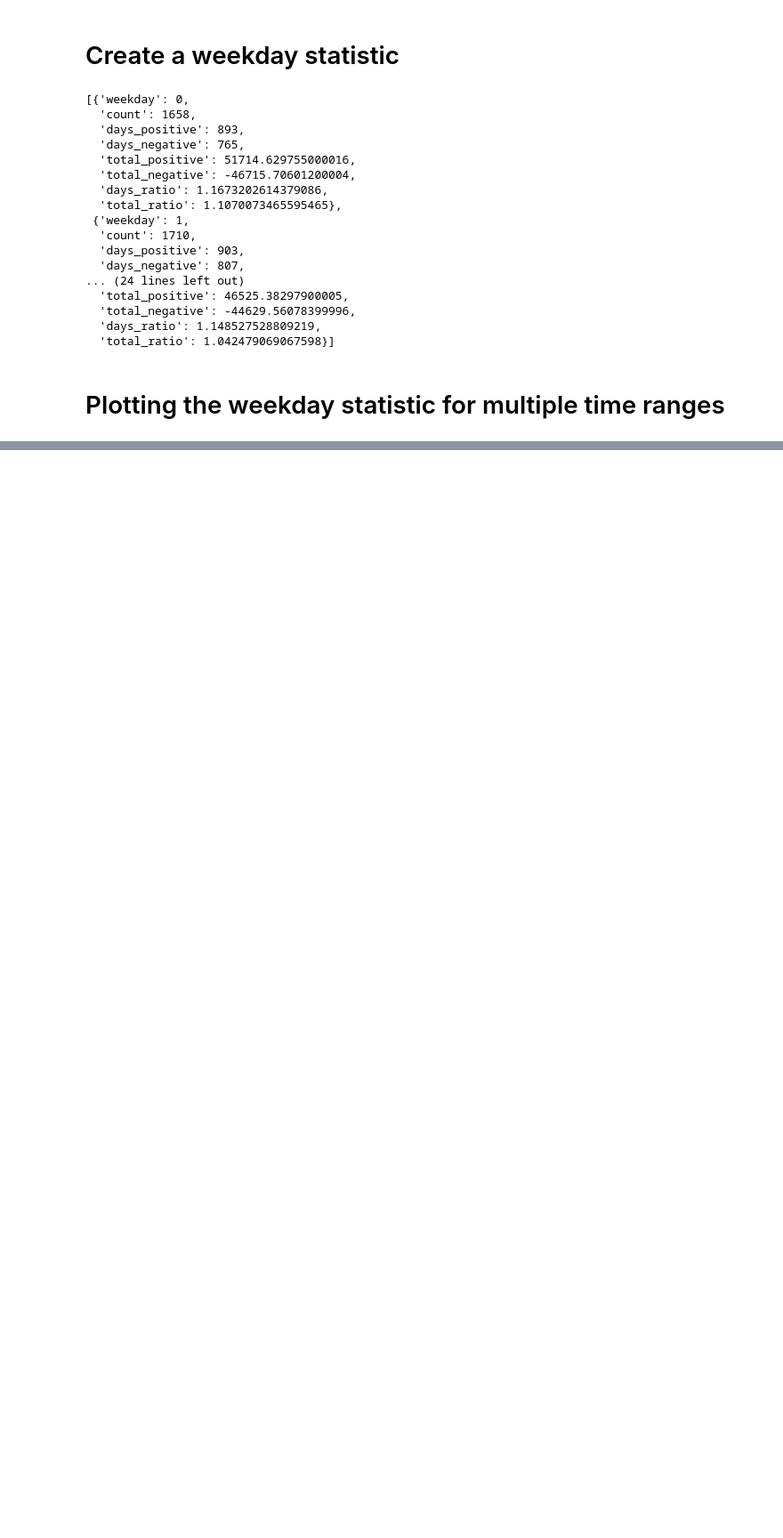
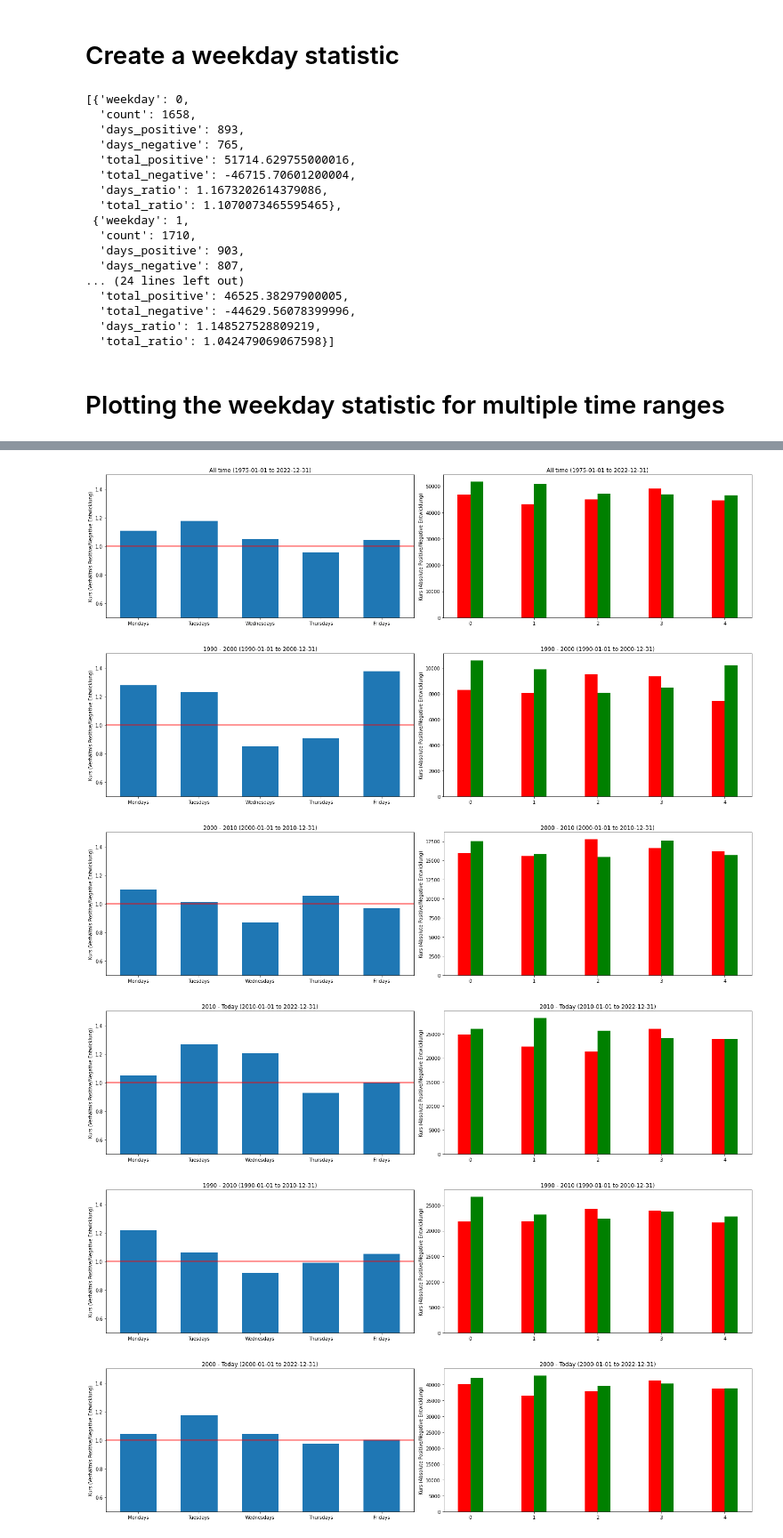
Before and after one commit to alexandermenze/wdk-analyse, a Jupyter notebook: src/main.ipynb, the cells around one changed output, grey strips where cells are left out. Shown at 89% size. Cells and saved outputs as stored; diff of their text form; code cells hidden in the pictures; blank space fills up the shorter version.

Commit message:
Added total plots

```diff
--- a/src/main.ipynb
+++ b/src/main.ipynb
@@ -117,18 +93,3 @@ weekday_statistic = st.create_weekday_statistic(dax_data)
   'total_ratio': 1.042479069067598}]
 # %% [markdown]
 # Plotting the weekday statistic for multiple time ranges
-# %%
-time_ranges = [
-    TimeRange("All time", "1975-01-01", "2022-12-31"),
-    TimeRange("1990 - 2000", "1990-01-01", "2000-12-31"),
-    TimeRange("2000 - 2010", "2000-01-01", "2010-12-31"),
-    TimeRange("2010 - Today", "2010-01-01", "2022-12-31"),
-    TimeRange("1990 - 2010", "1990-01-01", "2010-12-31"),
-    TimeRange("2000 - Today", "2000-01-01", "2022-12-31"),
-    TimeRange("Dotcom Blase - Crash", "2000-03-04", "2003-03-13"),
-    TimeRange("Finanzkrise - Crash", "2007-12-24", "2009-03-04"),
-    TimeRange("Coronakrise - Crash", "2020-02-19", "2020-03-17"),
-]
-
-for t in time_ranges:
-    query_data_and_plot_statistic("DE0008469008", t)
@@ -144,0 +96,64 @@ for t in time_ranges:
+# %%
+def query_data_and_plot_all(isin, time_range):
+    data = database.query_index_values(isin, time_range.start, time_range.end)
+    weekday_statistic = st.create_weekday_statistic(data)
+
+    fig, ax = plt.subplots(ncols=2, figsize=(20, 5))
+
+    query_data_and_plot_statistic_ratio(isin, time_range, ax[0])
+    query_data_and_plot_pos_neg(isin, time_range, ax[1])
+
+    plt.tight_layout()
+    plt.show()
+
+def query_data_and_plot_statistic_ratio(isin, time_range, ax):
+    data = database.query_index_values(isin, time_range.start, time_range.end)
+    weekday_statistic = st.create_weekday_statistic(data)
+
+    plt_x = list([c.weekday_names[s.weekday] for s in weekday_statistic])
+    plt_values = list([s.total_ratio for s in weekday_statistic])
+
+    ymin = 0.5 if min(plt_values) >= 0.6 else 0
+    ymax = 1.5 if max(plt_values) <= 1.4 else max(plt_values) + 0.1
+
+    ax.bar(plt_x, plt_values, color = 'tab:blue', width = 0.6)
+    ax.set_ylim(ymin, ymax)
+    ax.axhline(y=1, color='r', linestyle='-')
+    ax.set_ylabel("Kurs (Verhältnis Positive/Negative Entwicklung)")
+    ax.set_title(t.name + ' (' + t.start + ' to ' + t.end + ')')
+
+def query_data_and_plot_pos_neg(isin, time_range, ax):
+    data = database.query_index_values(isin, time_range.start, time_range.end)
+    weekday_statistic = st.create_weekday_statistic(data)
+
+    plt_x1 = list([s.weekday + 0.1 for s in weekday_statistic])
+    plt_x2 = list([s.weekday - 0.1 for s in weekday_statistic])
+    plt_y1 = list([s.total_positive for s in weekday_statistic])
+    plt_y2 = list([-s.total_negative for s in weekday_statistic])
+
+    ax.bar(plt_x1, plt_y1, width=0.2, color='g', align='center')
+    ax.bar(plt_x2, plt_y2, width=0.2, color='r', align='center')
+    ax.set_ylabel("Kurs (Absolute Positive/Negative Entwicklung)")
+    ax.set_title(t.name + ' (' + t.start + ' to ' + t.end + ')')
+
+time_ranges = [
+    TimeRange("All time", "1975-01-01", "2022-12-31"),
+    TimeRange("1990 - 2000", "1990-01-01", "2000-12-31"),
+    TimeRange("2000 - 2010", "2000-01-01", "2010-12-31"),
+    TimeRange("2010 - Today", "2010-01-01", "2022-12-31"),
+    TimeRange("1990 - 2010", "1990-01-01", "2010-12-31"),
+    TimeRange("2000 - Today", "2000-01-01", "2022-12-31"),
+    TimeRange("Dotcom Blase - Crash", "2000-03-04", "2003-03-13"),
+    TimeRange("Finanzkrise - Crash", "2007-12-24", "2009-03-04"),
+    TimeRange("Coronakrise - Crash", "2020-02-19", "2020-03-17"),
+]
+
+for t in time_ranges:
+    query_data_and_plot_all("DE0008469008", t)
+# %% [output]
+[figure, added]
+[figure, added]
+[figure, added]
+[figure, added]
+[figure, added]
+[figure, added]
```
Also changed, not shown: parts of 5 cells of this notebook.
